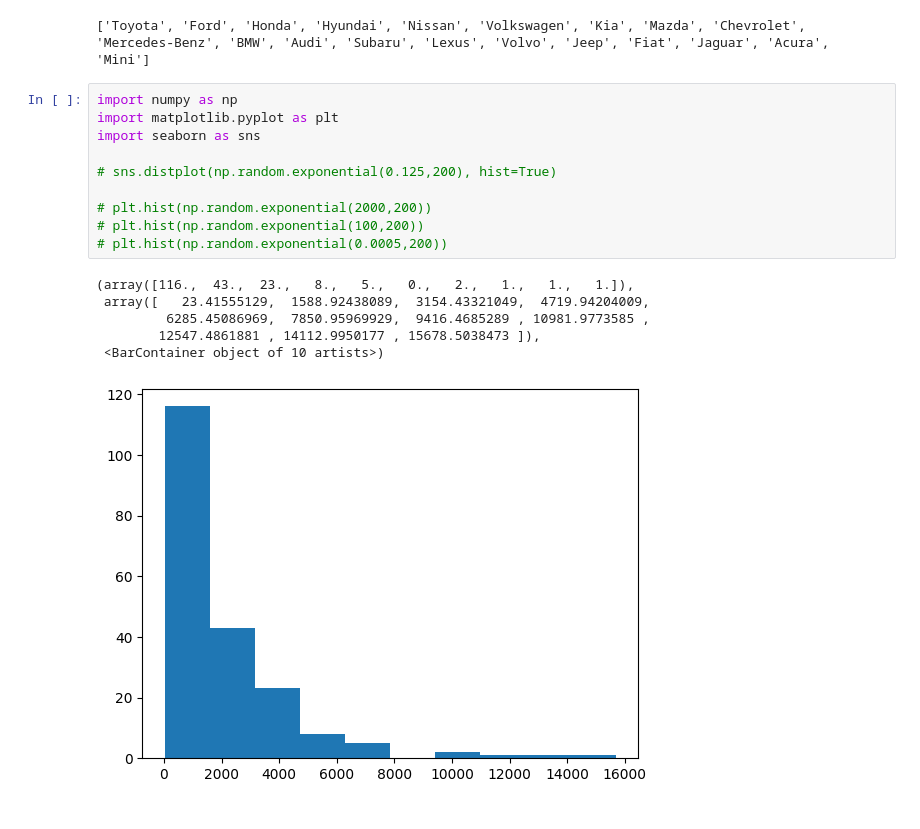
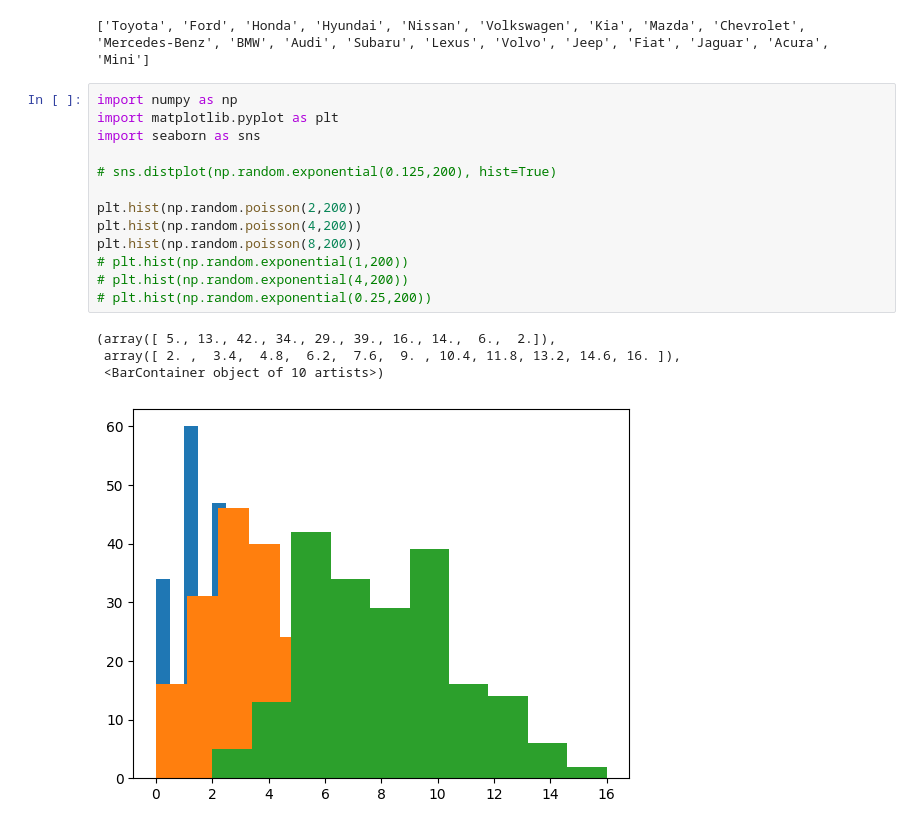
Before and after one commit to chestnut-j/dataGen, a Jupyter notebook: test.ipynb, the cells around one changed output. Drawn from its saved outputs; the diff is of its cells as text.

```diff
--- a/test.ipynb
+++ b/test.ipynb
@@ -107,17 +107,18 @@ print(data)
 # %%
 import numpy as np
 import matplotlib.pyplot as plt
 import seaborn as sns
 
 # sns.distplot(np.random.exponential(0.125,200), hist=True)
 
-# plt.hist(np.random.exponential(2000,200))
-# plt.hist(np.random.exponential(100,200))
-# plt.hist(np.random.exponential(0.0005,200))
+plt.hist(np.random.poisson(2,200))
+plt.hist(np.random.poisson(4,200))
+plt.hist(np.random.poisson(8,200))
+# plt.hist(np.random.exponential(1,200))
+# plt.hist(np.random.exponential(4,200))
+# plt.hist(np.random.exponential(0.25,200))
 # %% [output]
-(array([116.,  43.,  23.,   8.,   5.,   0.,   2.,   1.,   1.,   1.]),
- array([   23.41555129,  1588.92438089,  3154.43321049,  4719.94204009,
-         6285.45086969,  7850.95969929,  9416.4685289 , 10981.9773585 ,
-        12547.4861881 , 14112.9950177 , 15678.5038473 ]),
+(array([ 5., 13., 42., 34., 29., 39., 16., 14.,  6.,  2.]),
+ array([ 2. ,  3.4,  4.8,  6.2,  7.6,  9. , 10.4, 11.8, 13.2, 14.6, 16. ]),
  <BarContainer object of 10 artists>)
-[figure, old version]
+[figure, new version]
```
Also changed, not shown: parts of 1 cell of this notebook, 7 other files.
